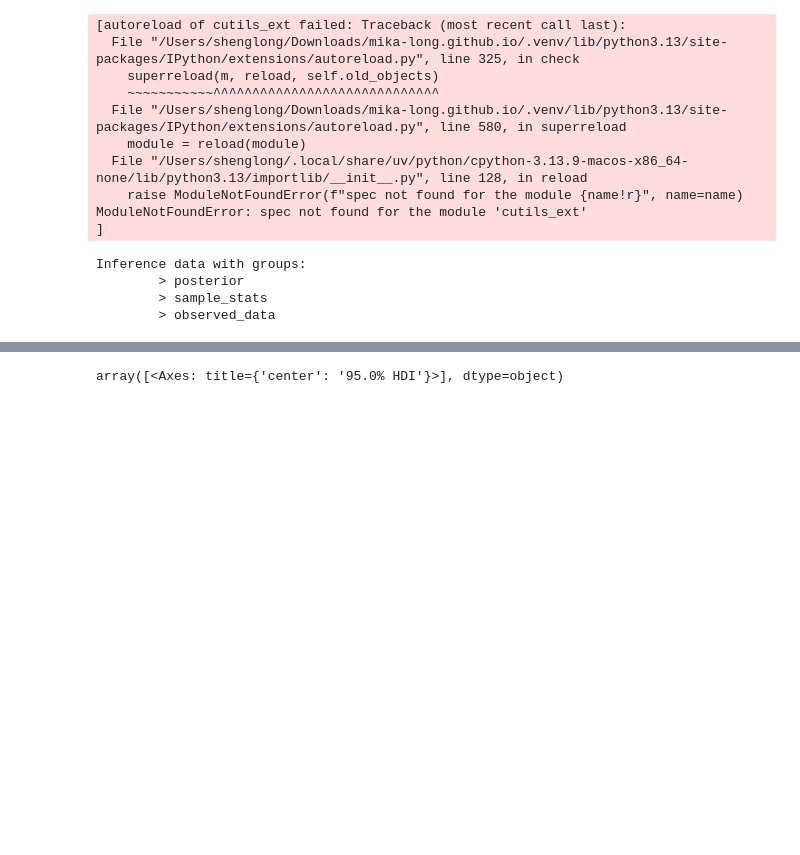
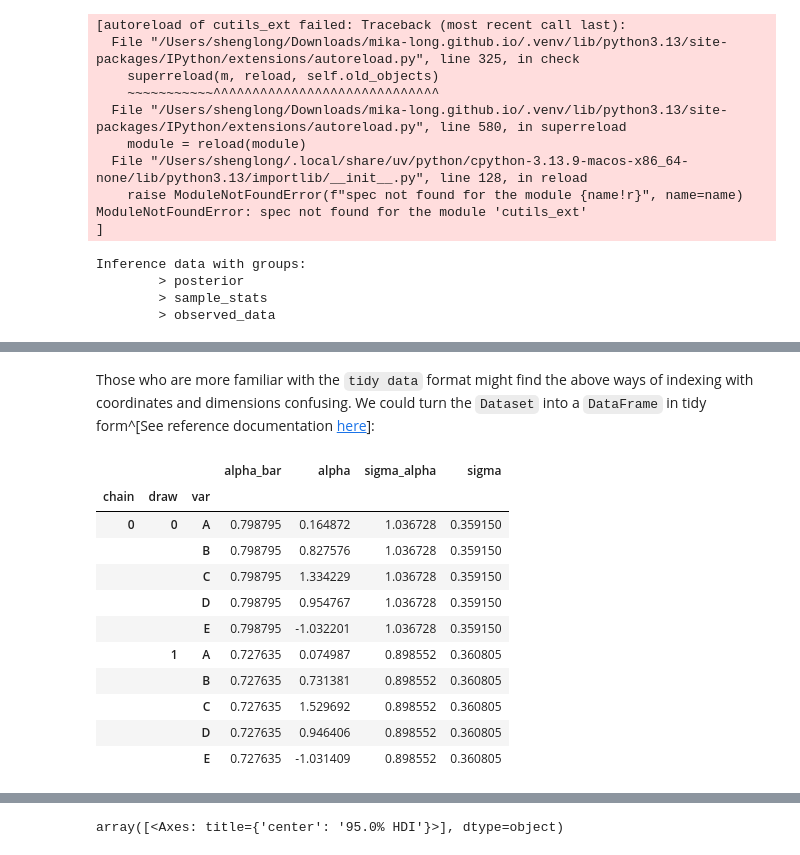
Before and after one commit to mika-long/mika-long.github.io, a Jupyter notebook: posts/pymc-plot/index.ipynb, the cells around one changed output, grey strips where cells are left out. Saved outputs shown, nothing was run; the diff lists cells and outputs as text; code cells hidden in the pictures; blank space fills up the shorter version.

```diff
--- a/posts/pymc-plot/index.ipynb
+++ b/posts/pymc-plot/index.ipynb
@@ -108,3 +137,20 @@ Inference data with groups:
+# %% [markdown]
+Those who are more familiar with the `tidy data` format might find the above ways of indexing with coordinates and dimensions confusing. We could turn the `Dataset` into a `DataFrame` in tidy form^[See reference documentation [here](https://docs.xarray.dev/en/stable/user-guide/pandas.html)]:
+# %%
+idata.posterior.to_dataframe().head(10)
+# %% [output]
+|  |  |  | alpha_bar | alpha | sigma_alpha | sigma |
+| chain | draw | var |  |  |  |  |
+| 0 | 0 | A | 0.798795 | 0.164872 | 1.036728 | 0.359150 |
+|  |  | B | 0.798795 | 0.827576 | 1.036728 | 0.359150 |
+|  |  | C | 0.798795 | 1.334229 | 1.036728 | 0.359150 |
+|  |  | D | 0.798795 | 0.954767 | 1.036728 | 0.359150 |
+|  |  | E | 0.798795 | -1.032201 | 1.036728 | 0.359150 |
+|  | 1 | A | 0.727635 | 0.074987 | 0.898552 | 0.360805 |
+|  |  | B | 0.727635 | 0.731381 | 0.898552 | 0.360805 |
+|  |  | C | 0.727635 | 1.529692 | 0.898552 | 0.360805 |
+|  |  | D | 0.727635 | 0.946406 | 0.898552 | 0.360805 |
+|  |  | E | 0.727635 | -1.031409 | 0.898552 | 0.360805 |
 # %%
 #| code-fold: true
 
```
Also changed, not shown: parts of 17 cells of this notebook, 8 other files.
